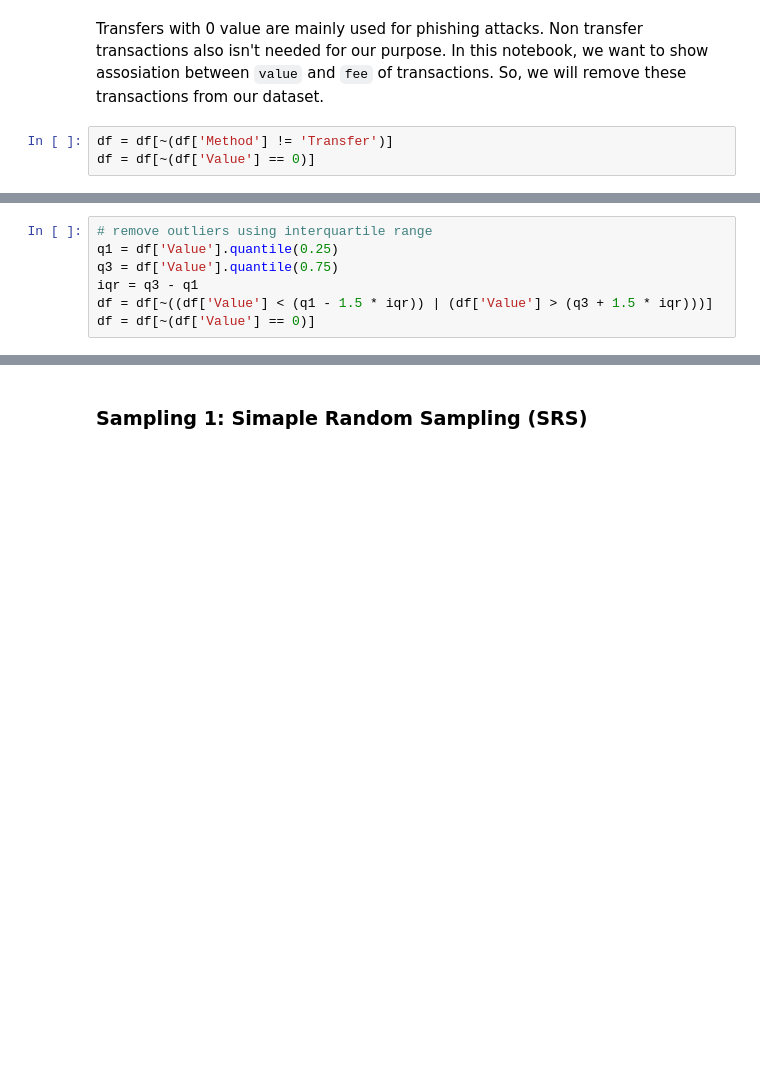
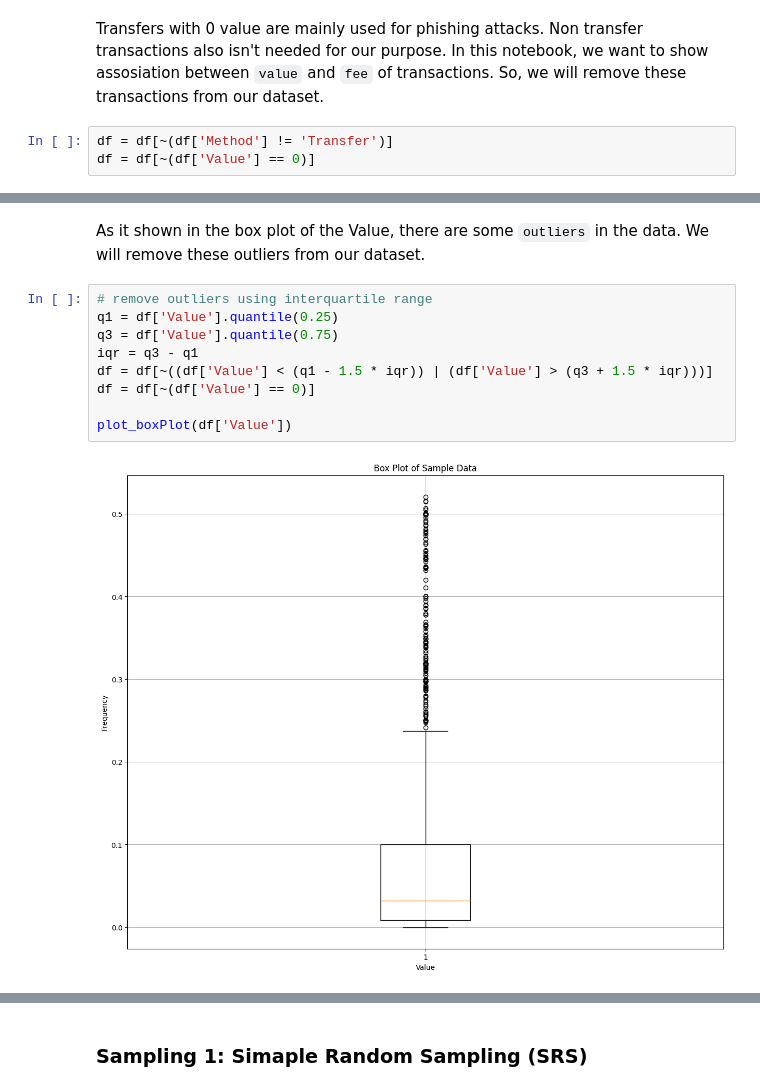
Before and after one commit to Hadi-loo/Introduction-to-Data-Science-Course, a Jupyter notebook: CA0. Web Scrapping/web scrapping.ipynb, the cells around one changed output, grey strips where cells are left out. Drawn from its saved outputs; the diff is of its cells as text; blank space fills up the shorter version.

```diff
--- a/CA0. Web Scrapping/web scrapping.ipynb
+++ b/CA0. Web Scrapping/web scrapping.ipynb
@@ -625,7 +629,13 @@ df = df[~(df['Value'] == 0)]
+# %% [markdown]
+As it shown in the box plot of the Value, there are some `outliers` in the data. We will remove these outliers from our dataset.
 # %%
 # remove outliers using interquartile range
 q1 = df['Value'].quantile(0.25)
 q3 = df['Value'].quantile(0.75)
 iqr = q3 - q1
 df = df[~((df['Value'] < (q1 - 1.5 * iqr)) | (df['Value'] > (q3 + 1.5 * iqr)))]
 df = df[~(df['Value'] == 0)]
+
+plot_boxPlot(df['Value'])
+# %% [output]
+[figure, added]
```
Also changed, not shown: parts of 20 cells of this notebook.
